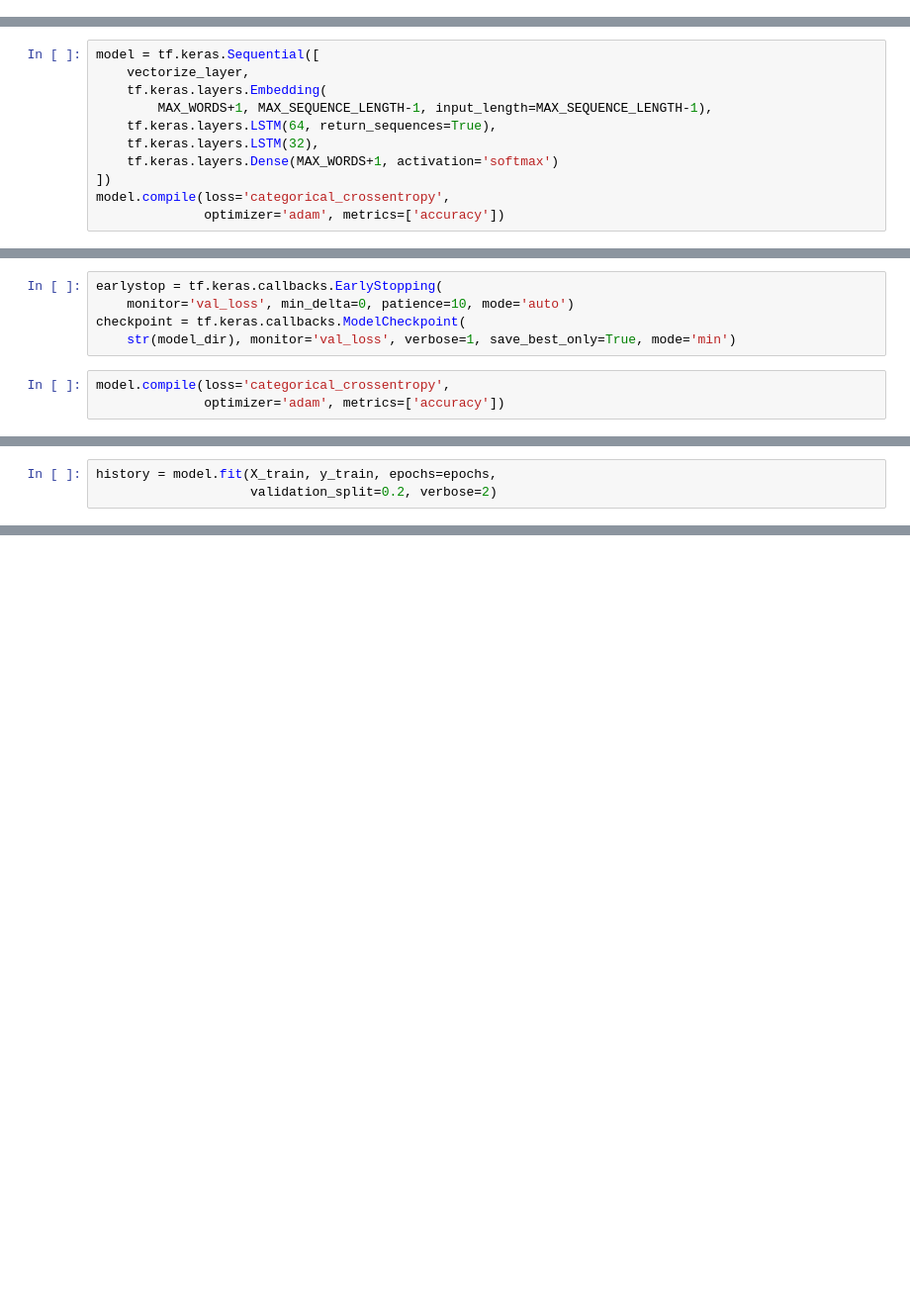
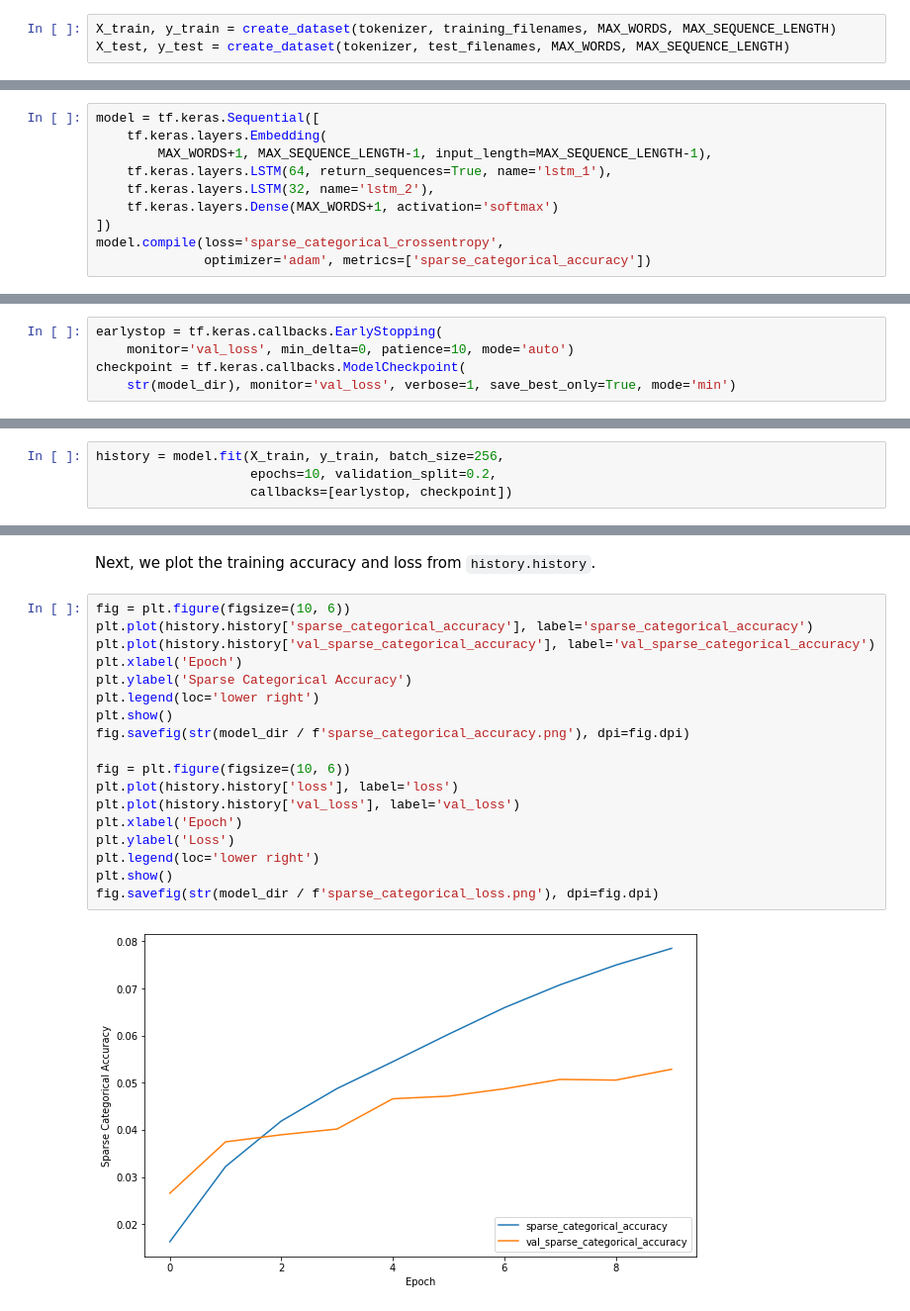
Before and after one commit to MShafquat/Bangla-Next-Word-and-Text-Sequence-Prediction, a Jupyter notebook: model-training/LSTM Training.ipynb, the cells around one changed output, grey strips where cells are left out. Shown at 99% size. Cells and saved outputs as stored; diff of their text form; blank space fills up the shorter version.

Commit message:
Converted lstm training script to jupyter notebook

```diff
--- a/model-training/LSTM Training.ipynb
+++ b/model-training/LSTM Training.ipynb
@@ -83 +84,4 @@ TypeError: 'MapDataset' object is not subscriptable
+# %%
+X_train, y_train = create_dataset(tokenizer, training_filenames, MAX_WORDS, MAX_SEQUENCE_LENGTH)
+X_test, y_test = create_dataset(tokenizer, test_filenames, MAX_WORDS, MAX_SEQUENCE_LENGTH)
 # %% [markdown]
@@ -87,14 +91,13 @@ Create a sequential LSTM model
 # %%
 model = tf.keras.Sequential([
-    vectorize_layer,
     tf.keras.layers.Embedding(
         MAX_WORDS+1, MAX_SEQUENCE_LENGTH-1, input_length=MAX_SEQUENCE_LENGTH-1),
-    tf.keras.layers.LSTM(64, return_sequences=True),
-    tf.keras.layers.LSTM(32),
+    tf.keras.layers.LSTM(64, return_sequences=True, name='lstm_1'),
+    tf.keras.layers.LSTM(32, name='lstm_2'),
     tf.keras.layers.Dense(MAX_WORDS+1, activation='softmax')
 ])
-model.compile(loss='categorical_crossentropy',
-              optimizer='adam', metrics=['accuracy'])
+model.compile(loss='sparse_categorical_crossentropy',
+              optimizer='adam', metrics=['sparse_categorical_accuracy'])
 # %% [markdown]
 Create callbacks `EarlyStopping` which monitors `val_loss` for 10 epochs, and `ModelCheckpoint` which saves best model to `model_dir`.
 # %%
@@ -102,6 +105,3 @@ earlystop = tf.keras.callbacks.EarlyStopping(
     monitor='val_loss', min_delta=0, patience=10, mode='auto')
 checkpoint = tf.keras.callbacks.ModelCheckpoint(
     str(model_dir), monitor='val_loss', verbose=1, save_best_only=True, mode='min')
-# %%
-model.compile(loss='categorical_crossentropy',
-              optimizer='adam', metrics=['accuracy'])
@@ -108,3 +110,4 @@ model.compile(loss='categorical_crossentropy',
 # %%
-history = model.fit(X_train, y_train, epochs=epochs,
-                    validation_split=0.2, verbose=2)
+history = model.fit(X_train, y_train, batch_size=256,
+                    epochs=10, validation_split=0.2,
+                    callbacks=[earlystop, checkpoint])
@@ -110,0 +139,22 @@ history = model.fit(X_train, y_train, epochs=epochs,
+# %% [markdown]
+Next, we plot the training accuracy and loss from `history.history`.
+# %%
+fig = plt.figure(figsize=(10, 6))
+plt.plot(history.history['sparse_categorical_accuracy'], label='sparse_categorical_accuracy')
+plt.plot(history.history['val_sparse_categorical_accuracy'], label='val_sparse_categorical_accuracy')
+plt.xlabel('Epoch')
+plt.ylabel('Sparse Categorical Accuracy')
+plt.legend(loc='lower right')
+plt.show()
+fig.savefig(str(model_dir / f'sparse_categorical_accuracy.png'), dpi=fig.dpi)
+
+fig = plt.figure(figsize=(10, 6))
+plt.plot(history.history['loss'], label='loss')
+plt.plot(history.history['val_loss'], label='val_loss')
+plt.xlabel('Epoch')
+plt.ylabel('Loss')
+plt.legend(loc='lower right')
+plt.show()
+fig.savefig(str(model_dir / f'sparse_categorical_loss.png'), dpi=fig.dpi)
+# %% [output]
+[figure, added]
```
Also changed, not shown: parts of 23 cells of this notebook, 1 other file.
